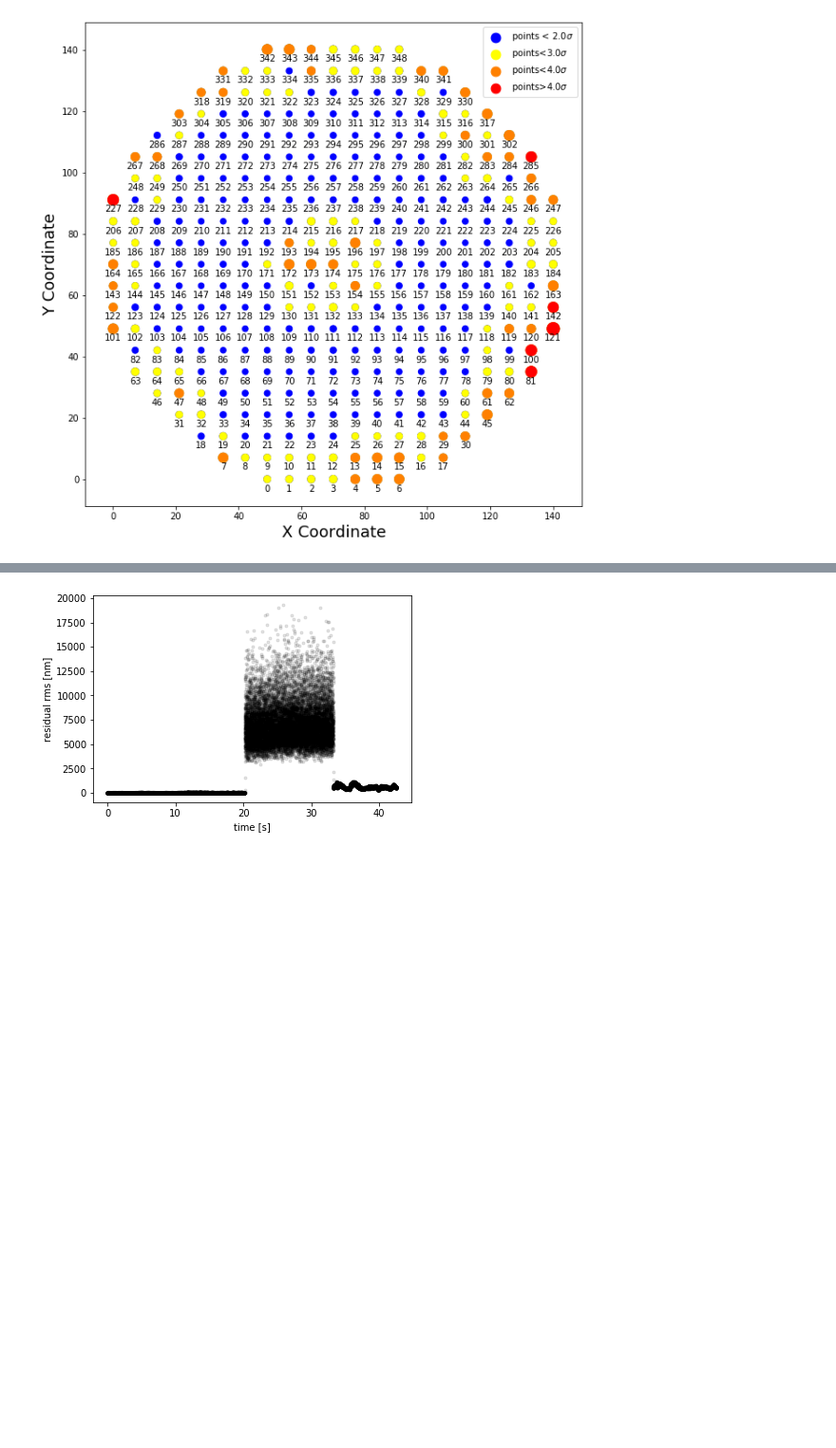
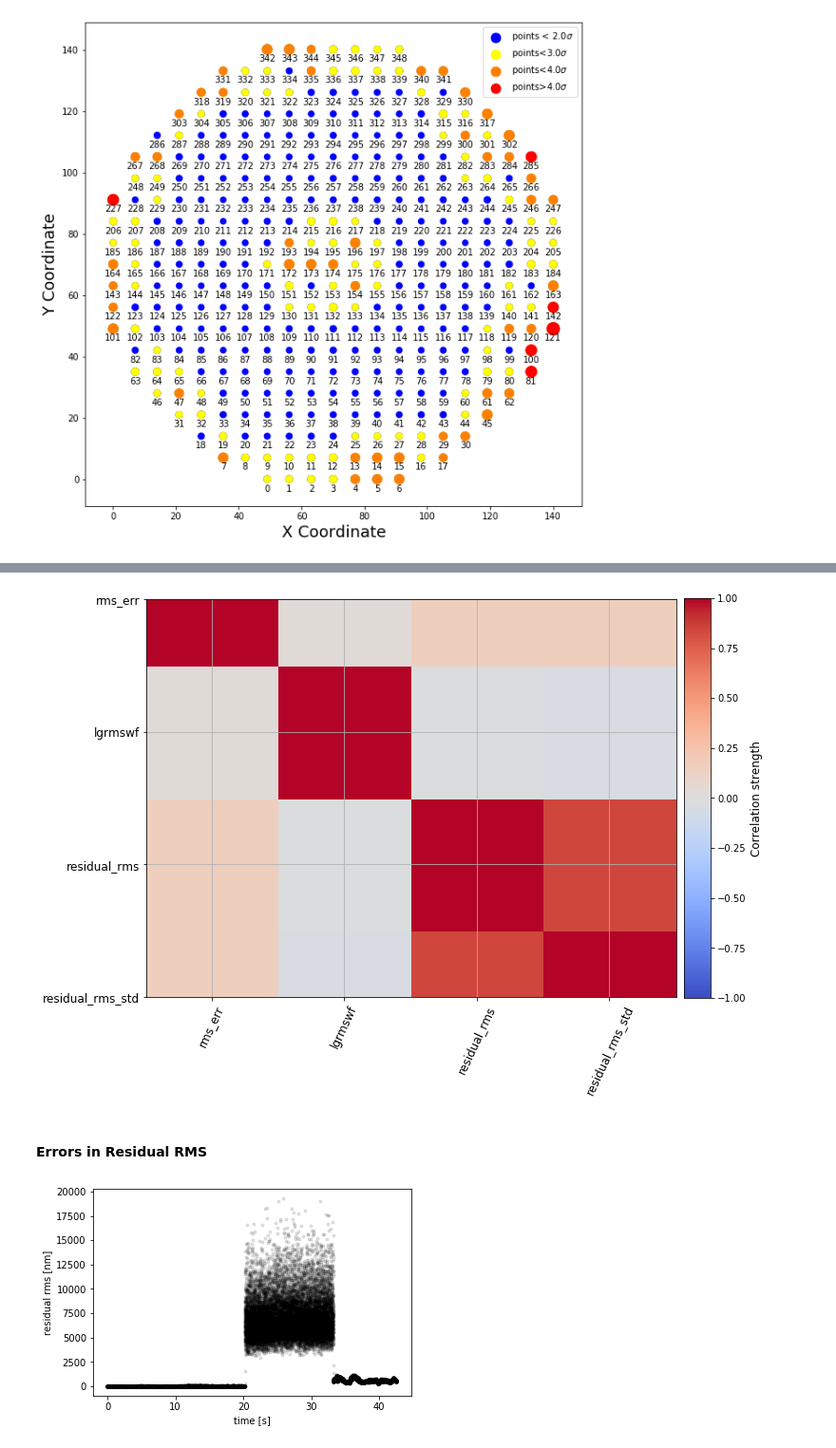
Before and after one commit to eramey16/berkeley_research, a Jupyter notebook: Keck_Performance/Analyzing_Long_Term_Performance.ipynb, the cells around one changed output, grey strips where cells are left out. Shown at 95% size. Drawn from its saved outputs; the diff is of its cells as text; code cells hidden in the pictures; blank space fills up the shorter version.

```diff
--- a/Keck_Performance/Analyzing_Long_Term_Performance.ipynb
+++ b/Keck_Performance/Analyzing_Long_Term_Performance.ipynb
@@ -300,3 +348,16 @@ std_all = np.sqrt(x_std**2 + y_std**2)
+# %%
+### Correlation plots
+df3 = pd.DataFrame()
+df3['rms_err'] = df_meta['rms_err']
+df3['lgrmswf'] = df_meta['lgrmswf']
+df3['residual_rms'] = df_tele['residual_rms']
+df3['residual_rms_std'] = df_tele['residual_rms_std']
+# %%
+p_util.correlation_matrix(df3, cax=[.91, .21, 0.04, 0.585], save=True, filename="telemetry_corr.png")
+# %% [output]
+[figure, added]
+# %% [markdown]
+#### Errors in Residual RMS
 # %%
 # Different data
 testfile3 = "/g/lu/data/keck_telemetry/20170505/sdata904/nirc15/2017may05/n0130_LGS_trs.sav"
```
Also changed, not shown: parts of 6 cells of this notebook, 5 other files.
